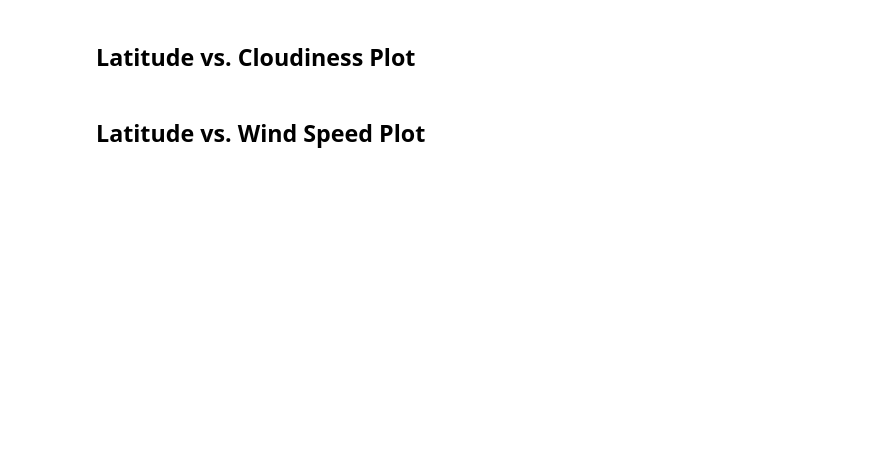
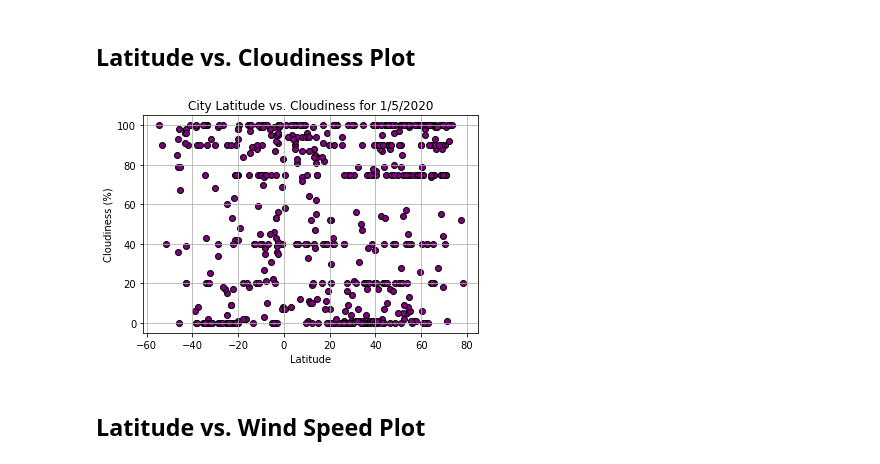
Before and after one commit to semmanu1/python-api-challenge, a Jupyter notebook: WeatherPy/WeatherPy.ipynb, the cells around one changed output. Cells and saved outputs as stored; diff of their text form; code cells hidden in the pictures; blank space fills up the shorter version.

```diff
--- a/WeatherPy/WeatherPy.ipynb
+++ b/WeatherPy/WeatherPy.ipynb
@@ -105,4 +182,14 @@ Skip this step if there are no cities that have humidity > 100%.
 # %% [markdown]
 ## Latitude vs. Cloudiness Plot
+# %%
+plt.scatter(city_data_df["Lat"],city_data_df["Cloudiness"],edgecolors="black",facecolors="purple")
+plt.title("City Latitude vs. Cloudiness for 1/5/2020")
+plt.xlabel("Latitude")
+plt.ylabel("Cloudiness (%)")
+plt.grid (b=True,which="major",axis="both")
+plt.savefig("Latitude vs. Cloudiness.png")
+plt.show()
+# %% [output]
+[figure, added]
 # %% [markdown]
 ## Latitude vs. Wind Speed Plot
```
Also changed, not shown: parts of 16 cells of this notebook, 9 other files.
